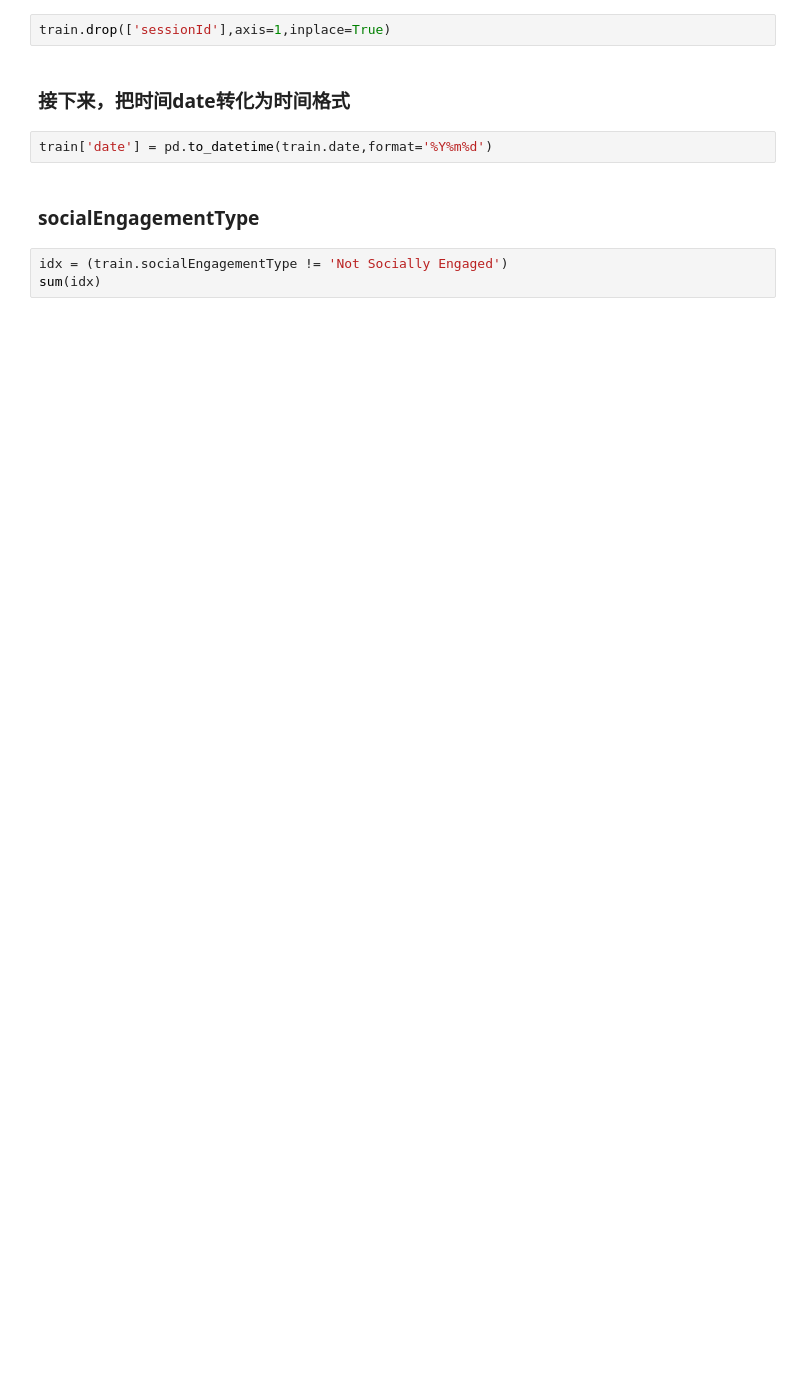
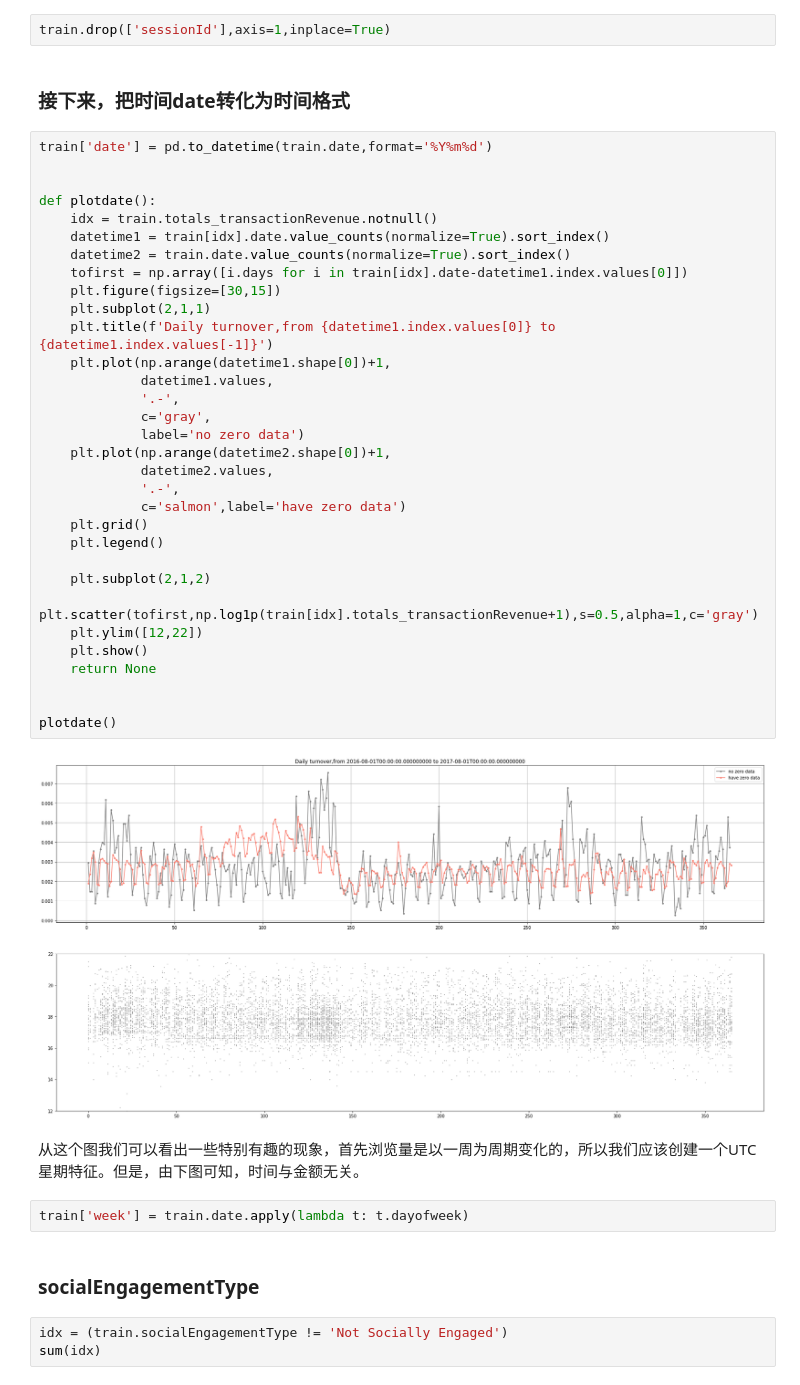
Before and after one commit to chamhoo/kaggle-R, a Jupyter notebook: DEA.ipynb, the cells around one changed output. Saved outputs shown, nothing was run; the diff lists cells and outputs as text; blank space fills up the shorter version.

```diff
--- a/DEA.ipynb
+++ b/DEA.ipynb
@@ -76,8 +153,44 @@ print('visitId sess diff:',sum(train.sessionId.str.split('_',expand=True)[1] !=
 train.drop(['sessionId'],axis=1,inplace=True)
 # %% [markdown]
 ### 接下来，把时间date转化为时间格式
-# %%
-train['date'] = pd.to_datetime(train.date,format='%Y%m%d')
+# %%
+train['date'] = pd.to_datetime(train.date,format='%Y%m%d')
+
+
+def plotdate():
+    idx = train.totals_transactionRevenue.notnull()
+    datetime1 = train[idx].date.value_counts(normalize=True).sort_index()
+    datetime2 = train.date.value_counts(normalize=True).sort_index()
+    tofirst = np.array([i.days for i in train[idx].date-datetime1.index.values[0]])
+    plt.figure(figsize=[30,15])
+    plt.subplot(2,1,1)
+    plt.title(f'Daily turnover,from {datetime1.index.values[0]} to {datetime1.index.values[-1]}')
+    plt.plot(np.arange(datetime1.shape[0])+1,
+             datetime1.values,
+             '.-',
+             c='gray',
+             label='no zero data')
+    plt.plot(np.arange(datetime2.shape[0])+1,
+             datetime2.values,
+             '.-',
+             c='salmon',label='have zero data')
+    plt.grid()
+    plt.legend()
+
+    plt.subplot(2,1,2)
+    plt.scatter(tofirst,np.log1p(train[idx].totals_transactionRevenue+1),s=0.5,alpha=1,c='gray')
+    plt.ylim([12,22])
+    plt.show()
+    return None
+
+
+plotdate()
+# %% [output]
+[figure, added]
+# %% [markdown]
+从这个图我们可以看出一些特别有趣的现象，首先浏览量是以一周为周期变化的，所以我们应该创建一个UTC星期特征。但是，由下图可知，时间与金额无关。
+# %%
+train['week'] = train.date.apply(lambda t: t.dayofweek)
 # %% [markdown]
 ### socialEngagementType
 # %%
```
Also changed, not shown: parts of 56 cells of this notebook.
